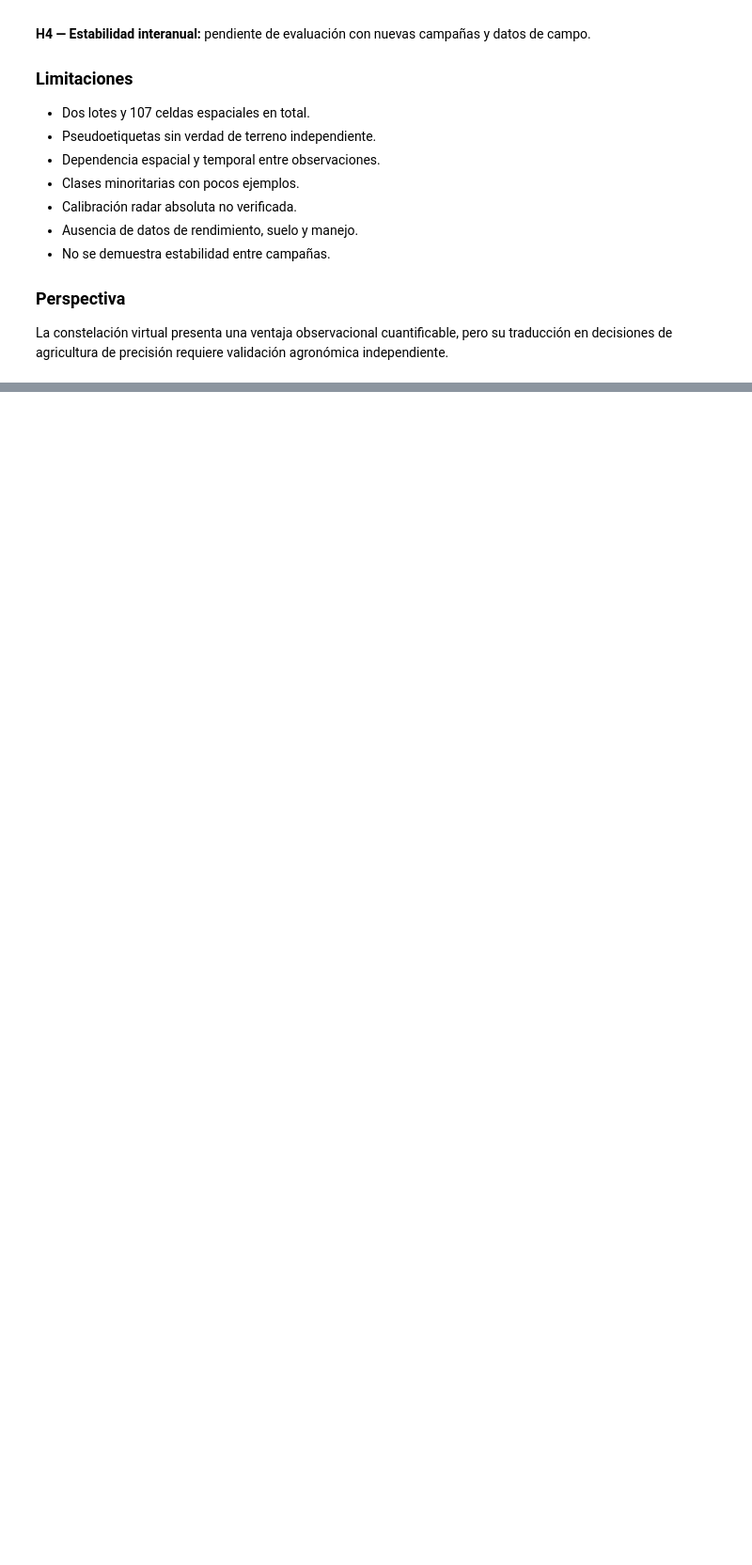
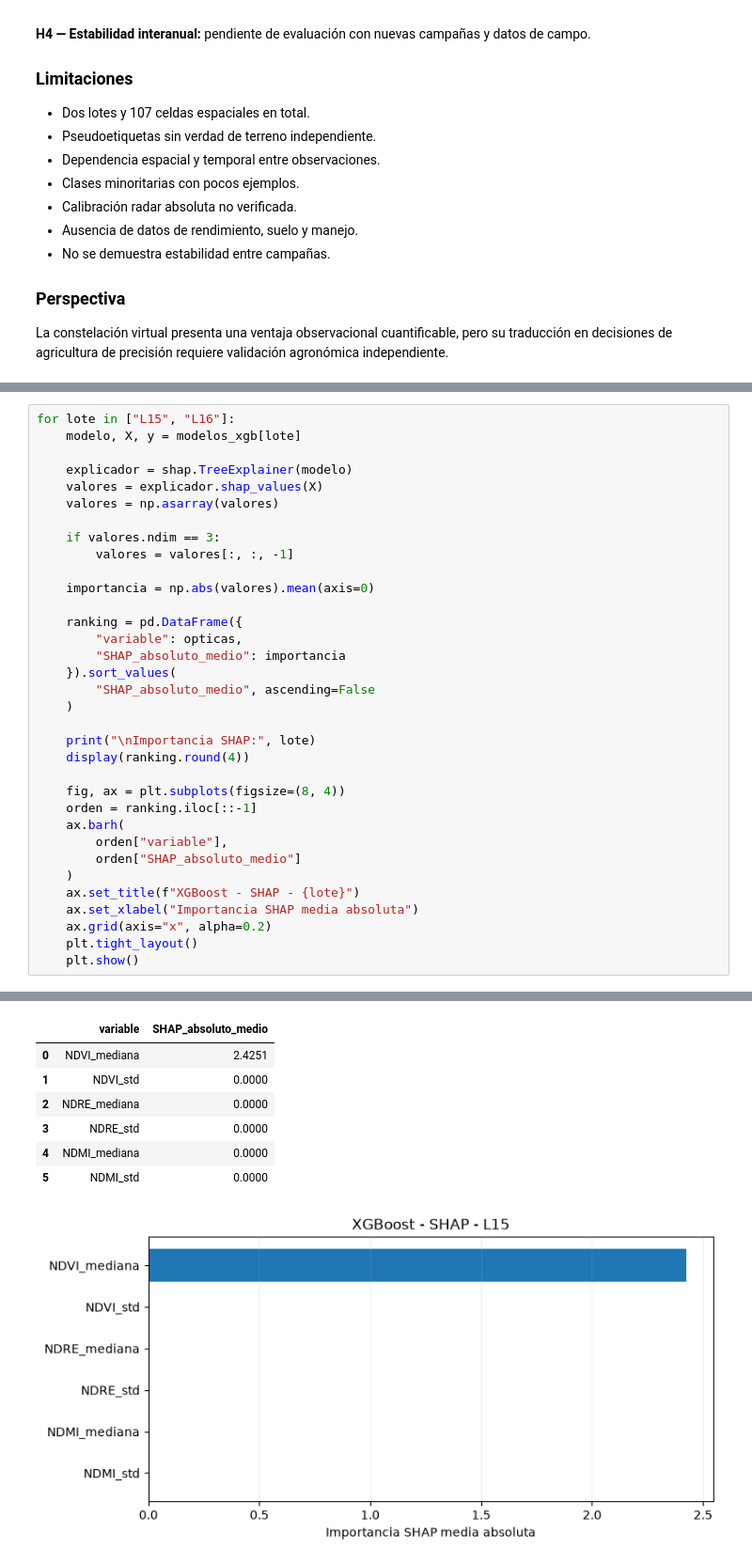
Before and after one commit to lautaroghezan/ml-saocom-sentinel-la-rosaura, a Jupyter notebook: notebooks/analisis_final_L15_L16.ipynb, the cells around one changed output, grey strips where cells are left out. Shown at 94% size. Saved outputs shown, nothing was run; the diff lists cells and outputs as text; blank space fills up the shorter version.

```diff
--- a/notebooks/analisis_final_L15_L16.ipynb
+++ b/notebooks/analisis_final_L15_L16.ipynb
@@ -398,0 +702,35 @@ de precisión requiere validación agronómica independiente.
+# %%
+for lote in ["L15", "L16"]:
+    modelo, X, y = modelos_xgb[lote]
+
+    explicador = shap.TreeExplainer(modelo)
+    valores = explicador.shap_values(X)
+    valores = np.asarray(valores)
+
+    if valores.ndim == 3:
+        valores = valores[:, :, -1]
+
+    importancia = np.abs(valores).mean(axis=0)
+
+    ranking = pd.DataFrame({
+        "variable": opticas,
+        "SHAP_absoluto_medio": importancia
+    }).sort_values(
+        "SHAP_absoluto_medio", ascending=False
+    )
+
+    print("\nImportancia SHAP:", lote)
+    display(ranking.round(4))
+
+    fig, ax = plt.subplots(figsize=(8, 4))
+    orden = ranking.iloc[::-1]
+    ax.barh(
+        orden["variable"],
+        orden["SHAP_absoluto_medio"]
+    )
+    ax.set_title(f"XGBoost - SHAP - {lote}")
+    ax.set_xlabel("Importancia SHAP media absoluta")
+    ax.grid(axis="x", alpha=0.2)
+    plt.tight_layout()
+    plt.show()
+# %% [output]
@@ -398,0 +738,8 @@ de precisión requiere validación agronómica independiente.
+|  | variable | SHAP_absoluto_medio |
+| 0 | NDVI_mediana | 2.4251 |
+| 1 | NDVI_std | 0.0000 |
+| 2 | NDRE_mediana | 0.0000 |
+| 3 | NDRE_std | 0.0000 |
+| 4 | NDMI_mediana | 0.0000 |
+| 5 | NDMI_std | 0.0000 |
+[figure, added]
```
Also changed, not shown: parts of 11 cells of this notebook, 1 other file.
